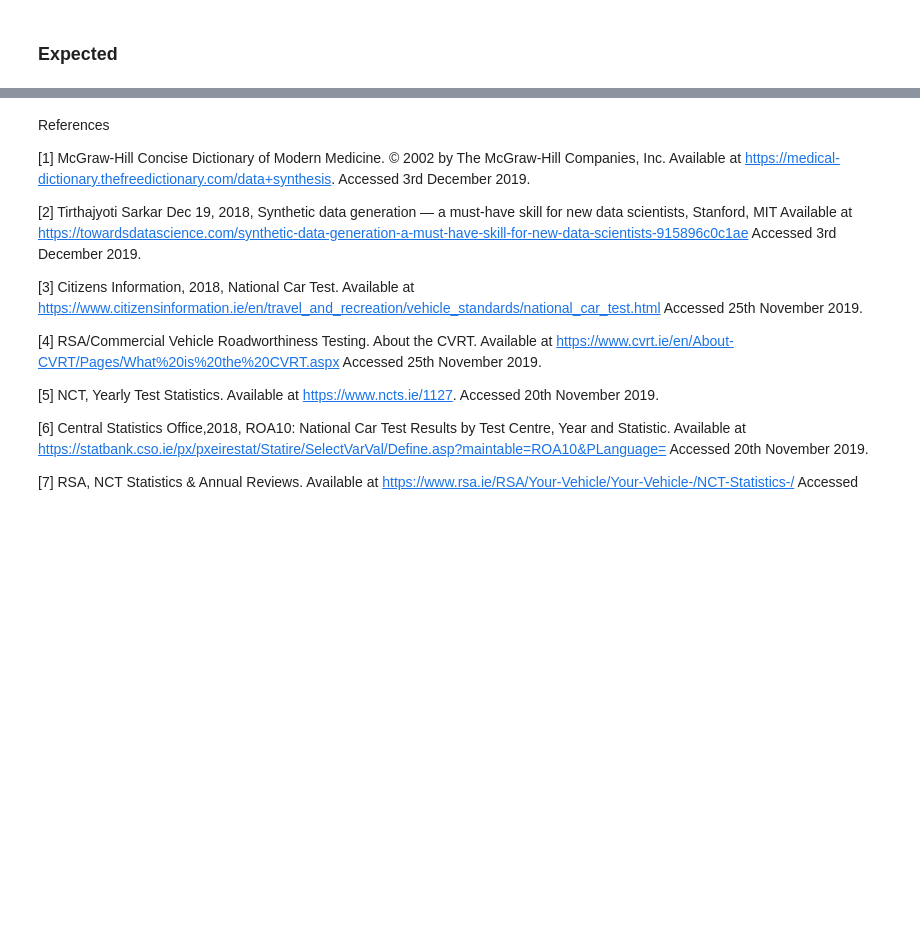
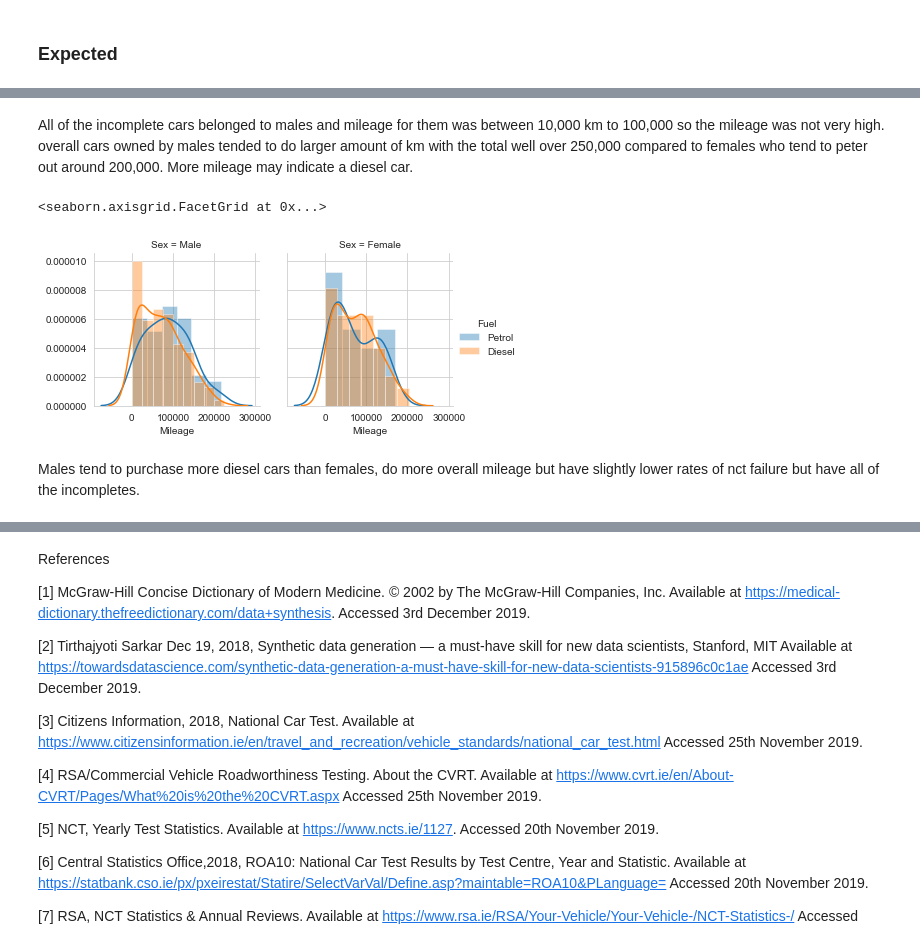
Before and after one commit to bexiturley/Programming-for-Data-Analysis-Project-2019, a Jupyter notebook: Last attempt.ipynb, the cells around one changed output, grey strips where cells are left out. Cells and saved outputs as stored; diff of their text form; code cells hidden in the pictures; blank space fills up the shorter version.

```diff
--- a/Last attempt.ipynb
+++ b/Last attempt.ipynb
@@ -852,2 +840,15 @@ df
+# %% [markdown]
+All of the incomplete cars belonged to males and mileage for them was between 10,000 km to 100,000 so the mileage was not very high.  overall cars owned by males tended to do larger amount of km with the total well over 250,000 compared to females who tend to peter out around 200,000.  More mileage may indicate a diesel car.
+# %%
+# KDE plots of the tip distribution separated by Status and Sex
+g = sns.FacetGrid(df, col="Sex", hue="Fuel")
+g.map(sns.distplot, "Mileage")
+g.add_legend()
+g.set(alpha=1)
+# %% [output]
+<seaborn.axisgrid.FacetGrid at 0x...>
+[figure, added]
+# %% [markdown]
+Males tend to purchase more diesel cars than females, do more overall mileage but have slightly lower rates of nct failure but have all of the incompletes.
 # %%
 
```
Also changed, not shown: parts of 52 cells of this notebook, 1 other file.
